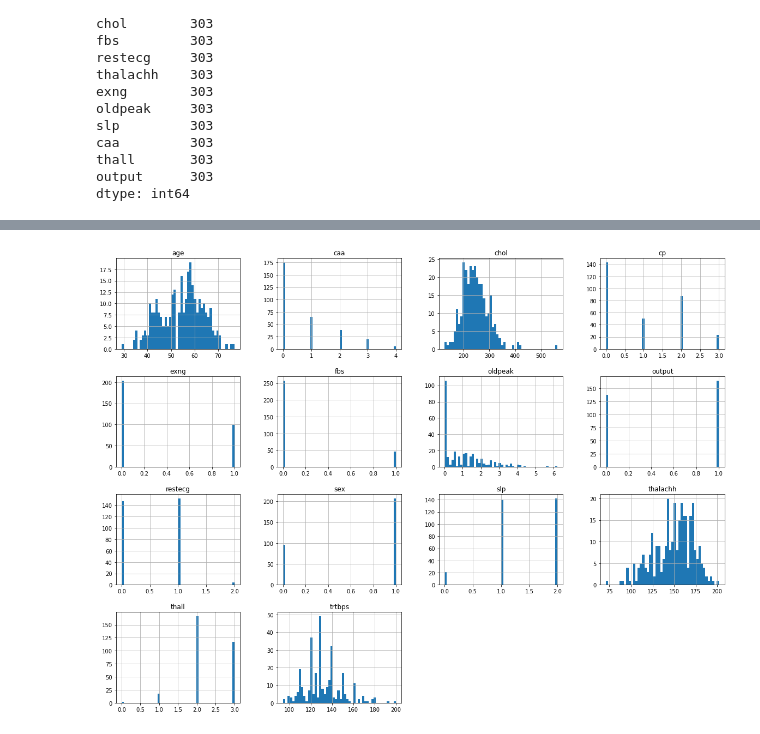
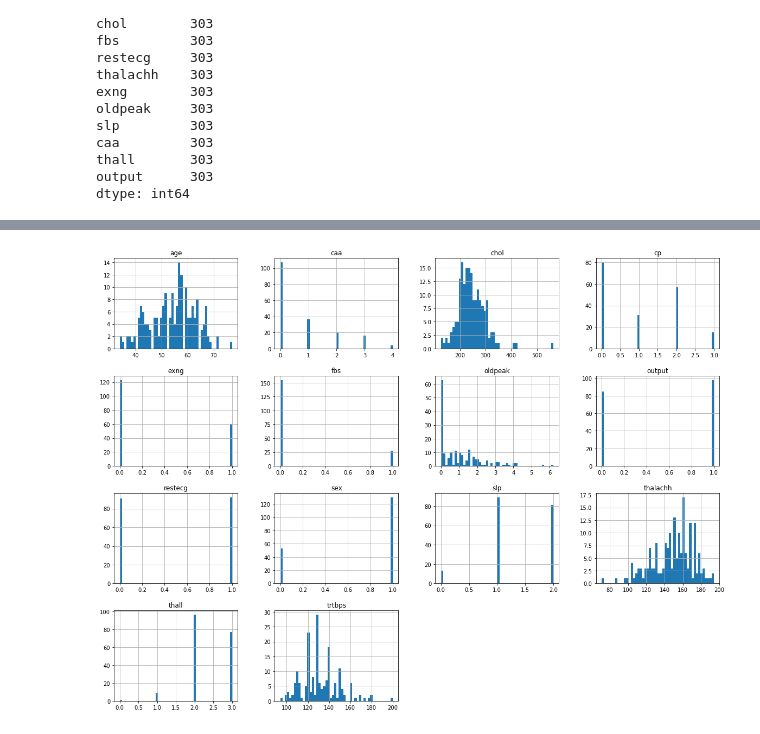
Before and after one commit to wbchristerson/machine-learning-projects, a Jupyter notebook: heart-attack-predictor/Heart Attack Analysis And Model Creation.ipynb, the cells around one changed output, grey strips where cells are left out. Drawn from its saved outputs; the diff is of its cells as text; code cells hidden in the pictures.

```diff
--- a/heart-attack-predictor/Heart Attack Analysis And Model Creation.ipynb
+++ b/heart-attack-predictor/Heart Attack Analysis And Model Creation.ipynb
@@ -49,7 +49,33 @@ dtype: int64
 # %%
 from sklearn.model_selection import train_test_split
 
-heart_data_pre_train, heart_data_test = train_test_split(heart_data, 0.2)
-heart_data_train, heart_data_valid = train_test_split(heart_data_pre_train, 0.25)
+# heart_data_pre_train, heart_data_test = train_test_split(heart_data, 0.2)
+# heart_data_train, heart_data_valid = train_test_split(heart_data_pre_train, 0.25)
 
-heart_data_train.head()
+# heart_data_train.head()
+
+X = [1, 2, 4]
+# heart_data.iloc[X]
+heart_data.iloc[[0,1,2,3,4]]
+total_len = len(heart_data)
+np.random_seed = 11
+permuted_indices = np.random.permutation(np.arange(total_len))
+
+test_len = int(total_len * 0.2)
+valid_len = int(total_len * 0.2)
+
+test_indices = permuted_indices[:test_len]
+valid_indices = permuted_indices[-valid_len:]
+train_indices = permuted_indices[test_len:-valid_len]
+
+test_heart_data = heart_data.iloc[test_indices]
+test_y = heart_data[["output"]].iloc[test_indices]
+test_y_data = test_y.values.ravel()
+
+valid_heart_data = heart_data.iloc[valid_indices]
+valid_y = heart_data[["output"]].iloc[valid_indices]
+valid_y_data = valid_y.values.ravel()
+
+train_heart_data = heart_data.iloc[train_indices]
+train_y = heart_data[["output"]].iloc[train_indices]
+train_y_data = train_y.values.ravel()
@@ -81,11 +100,11 @@ heart_data.corr()
 # %%
 %matplotlib inline
 import matplotlib.pyplot as plt
-heart_data.hist(bins=50, figsize=(20,15))
+train_heart_data.hist(bins=50, figsize=(20,15))
 # save_fig("attribute_heart_attack_plots")
 plt.show()
 # %% [output]
-[figure, old version]
+[figure, new version]
 # %%
 from pandas.plotting import scatter_matrix
 
```
Also changed, not shown: parts of 9 cells of this notebook.
